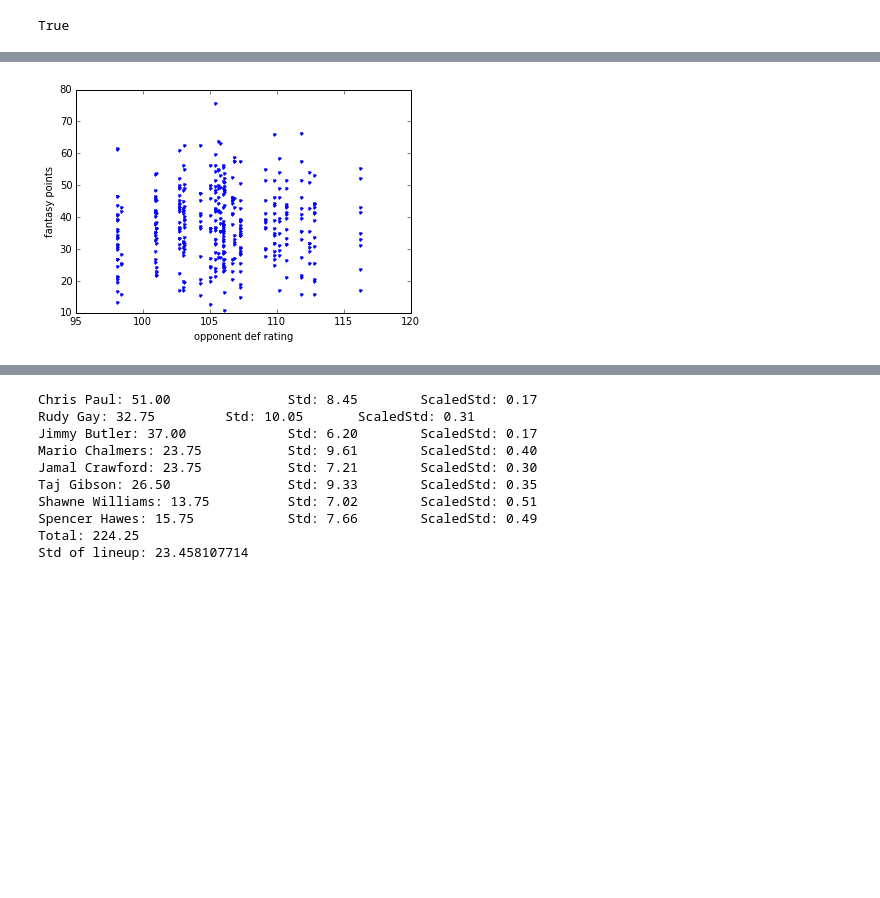
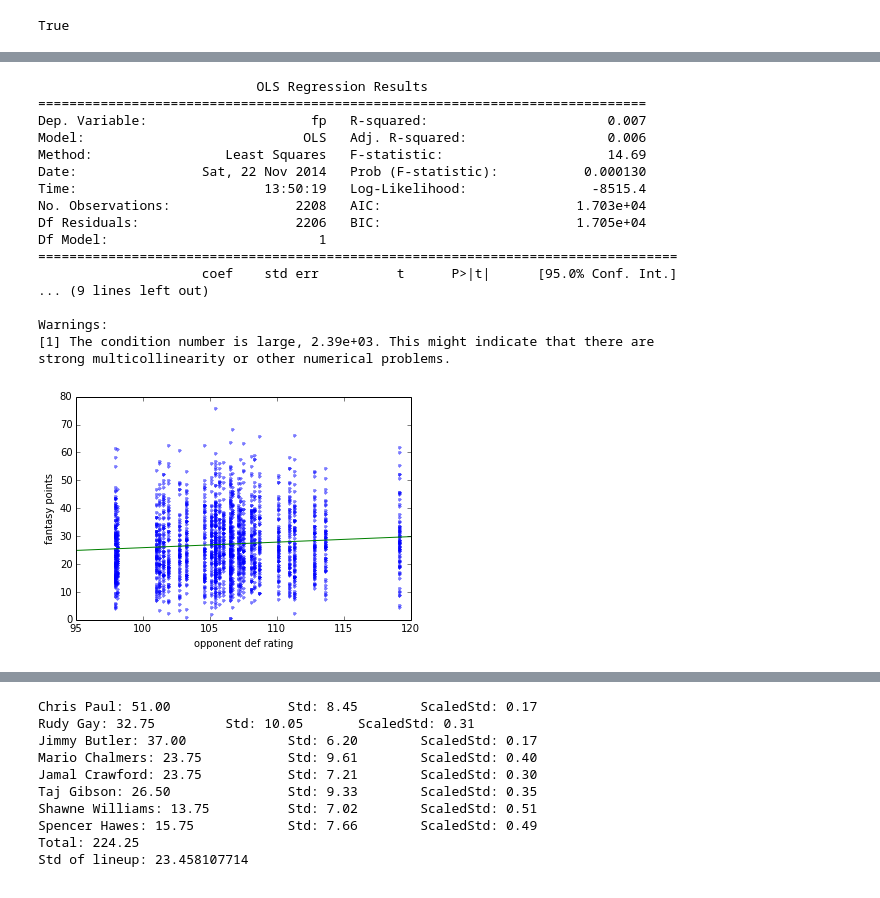
Before and after one commit to bksim/bball, a Jupyter notebook: model.ipynb, the cells around one changed output, grey strips where cells are left out. Saved outputs shown, nothing was run; the diff lists cells and outputs as text; code cells hidden in the pictures; blank space fills up the shorter version.

Commit message:
pace vs fp / def rtg vs fp regressions

```diff
--- a/model.ipynb
+++ b/model.ipynb
@@ -32,7 +33,7 @@ Downloaded until game 181
 # LOADS DATA TO MEMORY AND WRITES TO CSV
 
 # TODO: CHANGE DAY
-latest_day = datetime.date(2014,11,20)
+latest_day = datetime.date(2014,11,21)
 dk = 'DraftKings'
 fd = 'FanDuel'
 
@@ -46,4 +98,7 @@ True
 # %%
+### REGRESSION: Players' fantasy points vs opponent's def ratings. Filtered by players who play more than X minutes.
+## results: not promising; check accuracy of data?
+
 #for g in game_data:
 #    print g
 #def_ratings, off_ratings = data_getters.get_def_ratings(2015) # may take a bit to hit all the teams
@@ -53,36 +108,62 @@ def_ratings['BKN'] = def_ratings['BRK']
 #print def_ratings
 
 
 # regress a player's fantasy points vs opponent's def rating
 gids = [g.get_game_id() for g in game_data]
 opp_def_rating = []
 player_fp = []
 for p in player_data:
     p_info = p.get_info()
     index = 0
     for gid in p_info['GAME_ID']:
         g = game_data[gids.index(gid)]
         # check for which team the player is on, then get the other team's defensive rating
         if p_info['TEAM_ID'][index] == g.get_home_id():
             opp_abb = g.get_away_abb()
         elif p_info['TEAM_ID'][index] == g.get_away_id():
             opp_abb = g.get_home_abb()
         else:
             print "what"
         temp = p.calculate_fp(game_number=index,site='DraftKings')
         if temp is not None:
-            if float(p_info['MIN'][index].split(':')[0]) > 35:
+            # minutes filter
+            if float(p_info['MIN'][index].split(':')[0]) > 20:
                 opp_def_rating.append(def_ratings[opp_abb])
                 player_fp.append(temp)
         index += 1
 
+
+df = pd.DataFrame(np.array([opp_def_rating, player_fp]).T, columns=['opp_def_rating', 'fp'])
+df['const'] = np.ones((len(df), ))
+reg = sm.OLS(df.fp, df[['opp_def_rating', 'const']]).fit()
+print reg.summary()
+
 plt.figure()
-plt.plot(opp_def_rating, player_fp, '.')
+plt.plot(df.opp_def_rating, df.fp, '.', alpha=0.5)
+xval = np.linspace(95,120,10)
+plt.plot(xval, reg.params['const']+reg.params['opp_def_rating']*xval,'-')
 plt.xlabel('opponent def rating')
 plt.ylabel('fantasy points')
 plt.show()
 # %% [output]
+                            OLS Regression Results
+==============================================================================
+Dep. Variable:                     fp   R-squared:                       0.007
+Model:                            OLS   Adj. R-squared:                  0.006
+Method:                 Least Squares   F-statistic:                     14.69
+Date:                Sat, 22 Nov 2014   Prob (F-statistic):           0.000130
+Time:                        13:50:19   Log-Likelihood:                -8515.4
+No. Observations:                2208   AIC:                         1.703e+04
+Df Residuals:                    2206   BIC:                         1.705e+04
+Df Model:                           1
+==================================================================================
+                     coef    std err          t      P>|t|      [95.0% Conf. Int.]
+... (9 lines left out)
+
+Warnings:
+[1] The condition number is large, 2.39e+03. This might indicate that there are
+strong multicollinearity or other numerical problems.
-[figure, old version]
+[figure, new version]
 # %%
 # EXAMPLE USAGE
 lookup = 'Zaza Pachulia'
```
Also changed, not shown: parts of 3 cells of this notebook, 18 other files.
